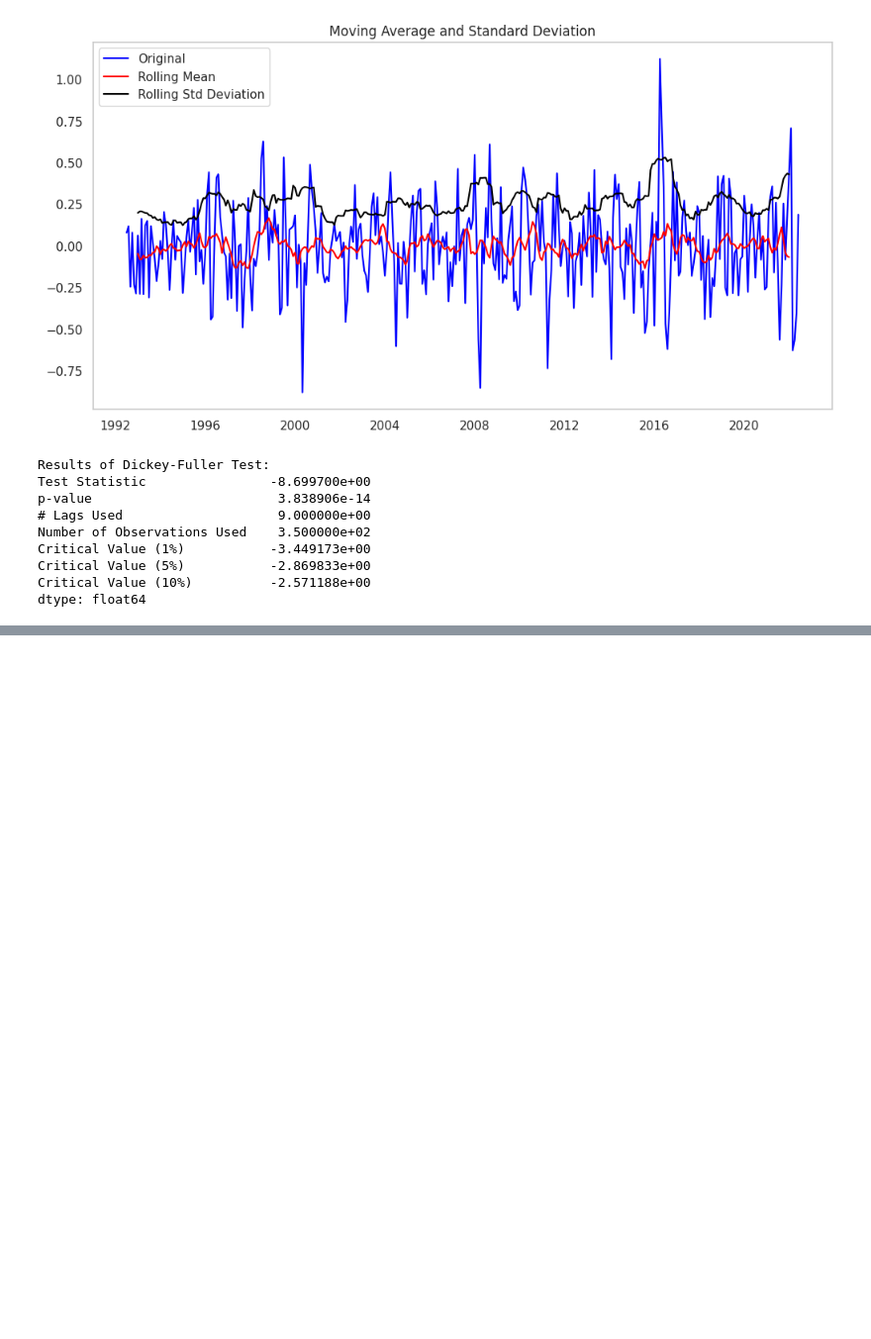
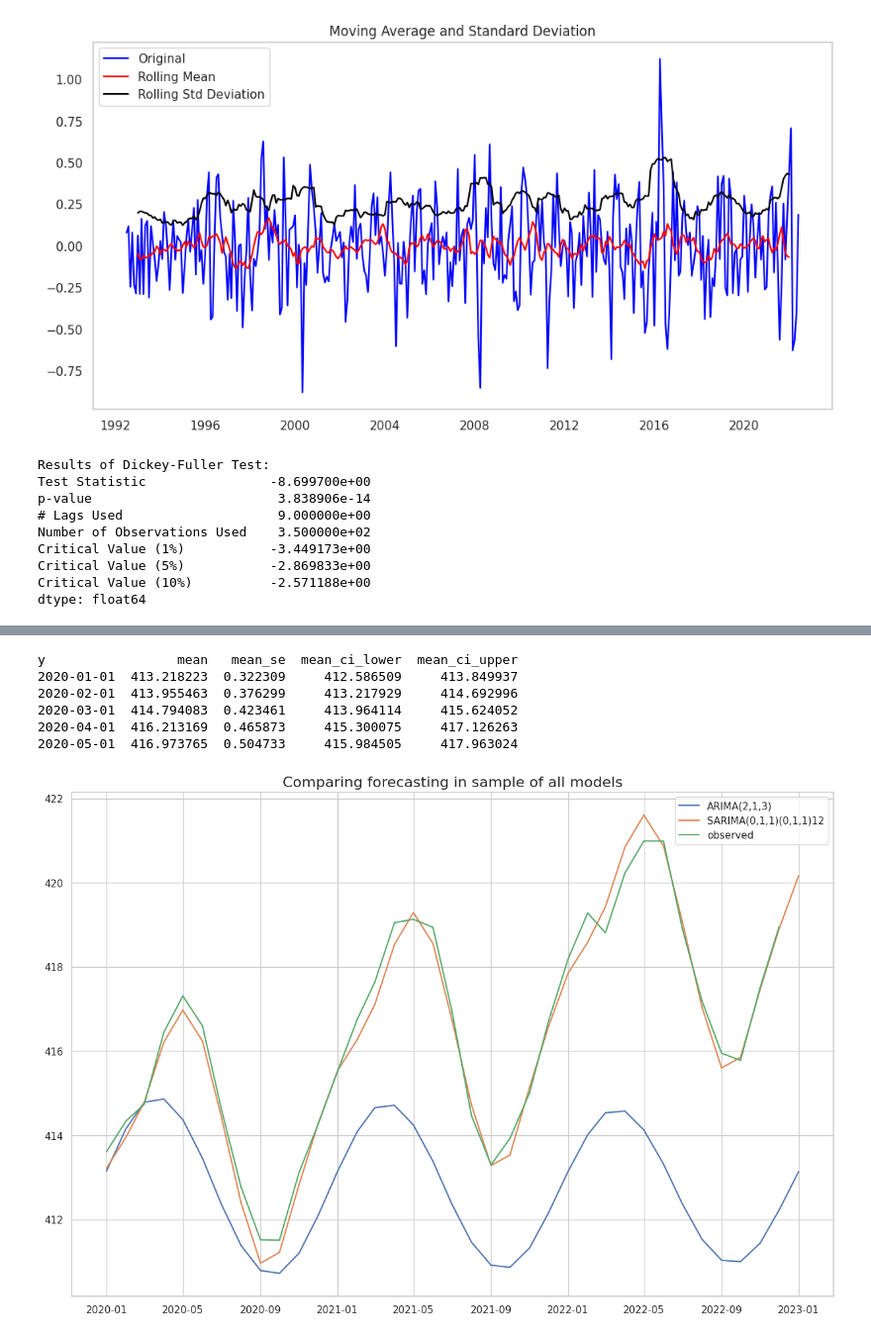
Before and after one commit to clizarraga-UAD7/Notebooks, a Jupyter notebook: IntroTimeSeriesAnalysis.ipynb, the cells around one changed output, grey strips where cells are left out. Shown at 99% size. Cells and saved outputs as stored; diff of their text form; code cells hidden in the pictures; blank space fills up the shorter version.

```diff
--- a/IntroTimeSeriesAnalysis.ipynb
+++ b/IntroTimeSeriesAnalysis.ipynb
@@ -467,0 +576,37 @@ dtype: float64
+# %%
+# Using a ARIMA(0,1,1)(0,1,1)[12]
+model2 = SARIMAX(train, order=(0,1,1), seasonal_order=(0,1,1,12), simple_differencing=False)
+model2_fit = model2.fit(disp=False)
+steps=0
+
+predictions2 = model2_fit.predict(start=len(train), end=len(train)+len(test)+steps-1, exog=test)
+# %%
+# Get predictions
+# (can also utilize results.get_forecast(steps=n).summary_frame(alpha=0.05))
+preds2_df = (model2_fit
+            .get_prediction(start='2020-01-01', end='2023-01-01')
+            .summary_frame(alpha=0.05)
+)
+print(preds2_df.head())
+# %% [output]
+y                 mean   mean_se  mean_ci_lower  mean_ci_upper
+2020-01-01  413.218223  0.322309     412.586509     413.849937
+2020-02-01  413.955463  0.376299     413.217929     414.692996
+2020-03-01  414.794083  0.423461     413.964114     415.624052
+2020-04-01  416.213169  0.465873     415.300075     417.126263
+2020-05-01  416.973765  0.504733     415.984505     417.963024
+# %%
+dates = train.index
+# Plot mean ARIMA and SARIMA predictions and observed
+plt.figure(figsize=(15,10))
+plt.title('Comparing forecasting in sample of all models', size = 16)
+plt.plot(preds1_df['mean'], label='ARIMA(2,1,3)')
+plt.plot(preds2_df['mean'], label='SARIMA(0,1,1)(0,1,1)12')
+
+#px.line(preds1_df, x = preds1_df.index, y = preds1_df['mean'].values)
+
+plt.plot(test, label='observed')
+plt.legend()
+plt.show()
+# %% [output]
+[figure, added]
```
Also changed, not shown: parts of 17 cells of this notebook.
